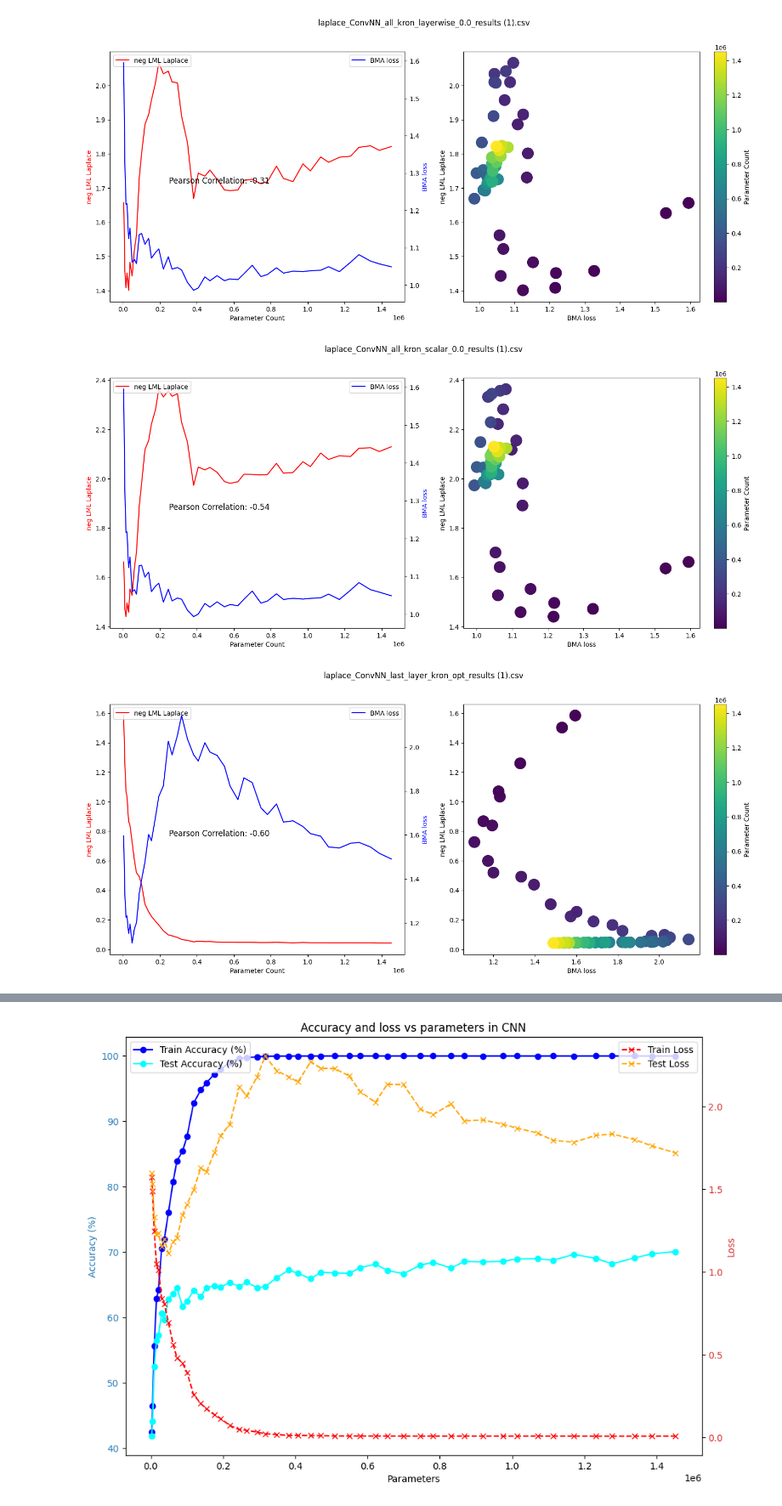
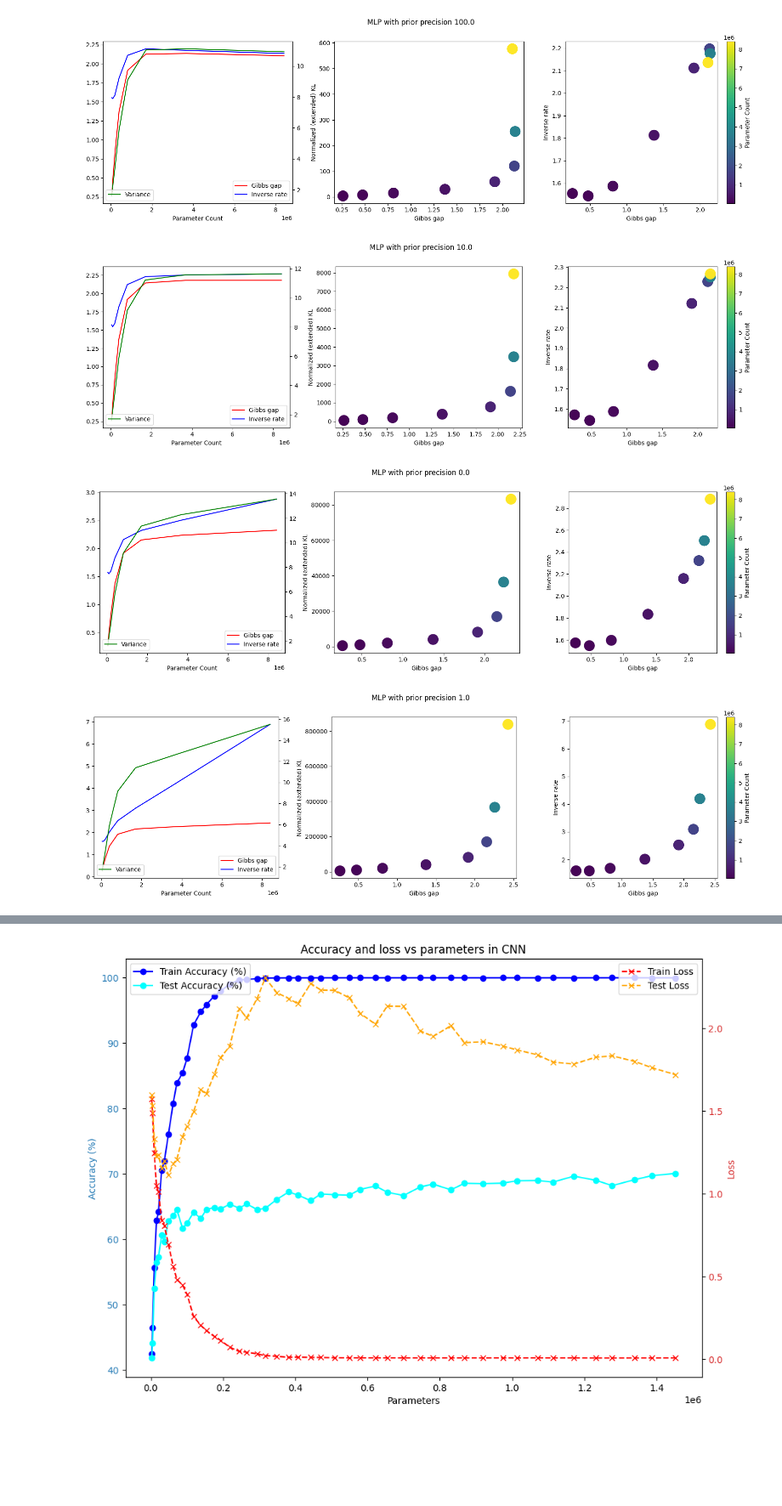
Before and after one commit to Ludvins/PAC_Bayes_Chernoff_MLL, a Jupyter notebook: plots.ipynb, the cells around one changed output, grey strips where cells are left out. Shown at 85% size. Drawn from its saved outputs; the diff is of its cells as text; code cells hidden in the pictures; blank space fills up the shorter version.

```diff
--- a/plots.ipynb
+++ b/plots.ipynb
@@ -6,5 +6,3 @@ import numpy as np
 from google.colab import files
 import pandas as pd
 import os
-# %%
-uploaded = files.upload()
@@ -18,42 +70,58 @@ Saving laplace_ConvNN_last_layer_kron_opt_results.csv to laplace_ConvNN_last_lay
+# %%
+base_url = "https://raw.githubusercontent.com/Ludvins/PAC_Bayes_Chernoff_MLL/refs/heads/main/results/laplace_MLP_last_layer_kron_scalar_"
+precisions = ["100.0", "10.0", "0.0", "1.0", "0.1", "0.01"]
+csv_files = [base_url + precision + "_results.csv" for precision in precisions]
 # %%
-x = 48
+x = 8
+i=0
+
 for name in uploaded:
     df = pd.read_csv(name)
 
     bayes_loss = df['bayes loss'].values
-    neg_log_marginal_laplace = df['neg log marginal laplace'].values
+    gibbs_loss = df['gibbs loss'].values
+    bayes_loss_train = df['bayes loss train'].values
+    gibbs_loss_train = df['gibbs loss train'].values
+    inverse_rate = df['inverse rate'].values
+    extended_kl = df  ['expanded kl'].values/50000
+    variance = df['variance'].values
     parameters = df['parameters'].values
 
-    corr_coeff = np.corrcoef(bayes_loss[-x:], neg_log_marginal_laplace[-x:])[0, 1]
+    gibbs_gap = gibbs_loss - gibbs_loss_train
+    bayes_gap = bayes_loss - bayes_loss_train
+    jensen_gap = gibbs_gap - bayes_gap
 
-    fig, ax1 = plt.subplots(1, 2, figsize=(18, 7))
 
-    ax2 = ax1[0].twinx()  # Crea un segundo eje para el primer gráfico
+    fig, ax1 = plt.subplots(1, 3, figsize=(16, 5))
 
-    ax1[0].plot(parameters[-x:], neg_log_marginal_laplace[-x:], label='neg LML Laplace', color='red')
-    ax2.plot(parameters[-x:], bayes_loss[-x:], label='BMA loss', color='blue')
+    ax2 = ax1[0].twinx()
+
+    ax1[0].plot(parameters, gibbs_gap, label='Gibbs gap', color='red')
+    ax1[0].plot(parameters, inverse_rate, label='Inverse rate', color='blue')
+    ax2.plot(parameters, variance, label='Variance', color='green')
 
     ax1[0].set_xlabel('Parameter Count')
-    ax1[0].set_ylabel('neg LML Laplace', color='red')
-    ax2.set_ylabel('BMA loss', color='blue')
 
-    ax1[0].legend(loc='upper left')
-    ax2.legend(loc='upper right')
+    ax1[0].legend(loc='lower right')
+    ax2.legend(loc='lower left')
 
-    scatter = ax1[1].scatter(bayes_loss[-x:], neg_log_marginal_laplace[-x:], c=parameters[-x:], cmap='viridis', s=300, alpha=0.99)
-    ax1[1].set_xlabel('BMA loss')
-    ax1[1].set_ylabel('neg LML Laplace')
+    scatter = ax1[1].scatter(gibbs_gap[-x:], extended_kl[-x:], c=parameters[-x:], cmap='viridis', s=300, alpha=0.99)
+    ax1[1].set_xlabel('Gibbs gap')
+    ax1[1].set_ylabel('Normalized (extended) KL')
 
-    cbar = plt.colorbar(scatter, ax=ax1[1])
+    scatter = ax1[2].scatter(gibbs_gap[-x:], inverse_rate[-x:], c=parameters[-x:], cmap='viridis', s=300, alpha=0.99)
+    ax1[2].set_xlabel('Gibbs gap')
+    ax1[2].set_ylabel('Inverse rate')
+
+    cbar = plt.colorbar(scatter, ax=ax1[2])
     cbar.set_label('Parameter Count')
 
-    ax1[1].text(0.2, 0.5, f'Pearson Correlation: {corr_coeff:.2f}',
-                transform=plt.gca().transAxes, fontsize=12, verticalalignment='top')
-
-    fig.suptitle(name)
-    #fig.tight_layout()
+    fig.suptitle("MLP with prior precision " + precisions[i])
+    fig.tight_layout()
     plt.show()
+    i+=1
 # %% [output]
-[figure, old version]
+[figure, new version]
-[figure, old version]
+[figure, new version]
-[figure, old version]
+[figure, new version]
+[figure, added]
```
Also changed, not shown: parts of 4 cells of this notebook.
